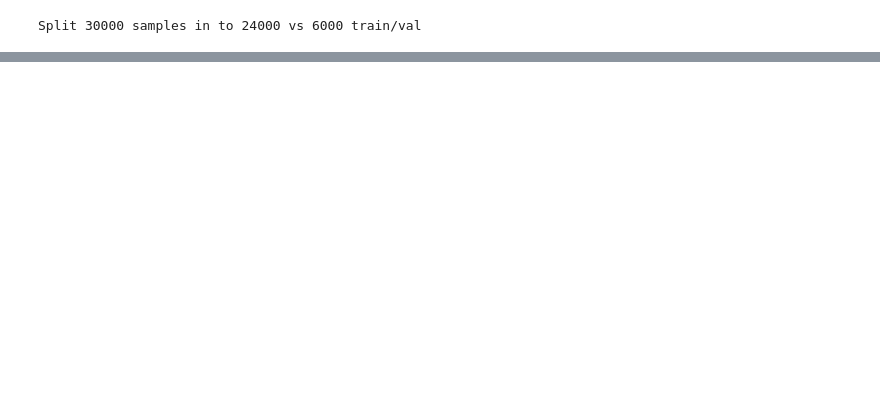
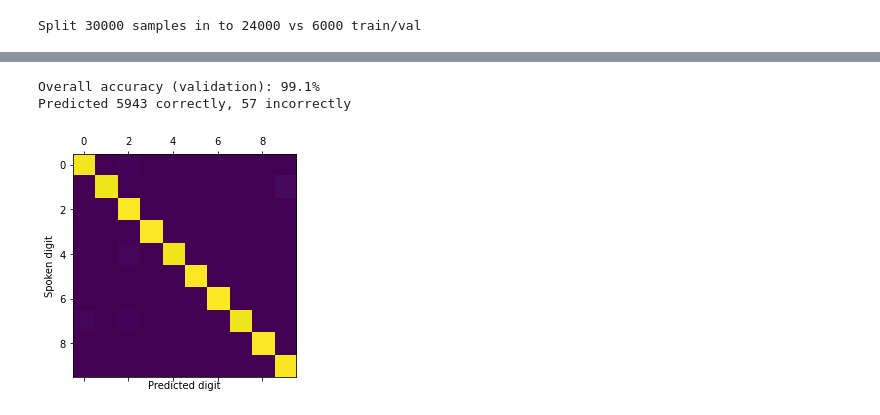
Before and after one commit to tarolangner/audio_deep_learning, a Jupyter notebook: digit_classification.ipynb, the cells around one changed output, grey strips where cells are left out. Cells and saved outputs as stored; diff of their text form; code cells hidden in the pictures; blank space fills up the shorter version.

```diff
--- a/digit_classification.ipynb
+++ b/digit_classification.ipynb
@@ -221,3 +199,16 @@ def plot_losses(losses_train, losses_val, losses_val_it):
+# %%
+def get_data_loader(paths_wav, labels, stft_param, B, do_shuffle, do_augment):
+  dataset = LabeledSpectrogramDataset(paths_wav, labels, stft_param, do_augment)
+  loader = torch.utils.data.DataLoader(dataset,
+                                    num_workers=1,
+                                    batch_size=B,
+                                    shuffle=do_shuffle,
+                                    pin_memory=True,
+                                    # use different random seeds for each worker
+                                    # courtesy of https://github.com/xingyizhou/CenterNet/issues/233
+                                    worker_init_fn = lambda id: np.random.seed(torch.initial_seed() // 2**32 + id) )
+
+  return loader
 # %%
 ### Get pre-trained ResNet50
 def initialize_network(class_count):
@@ -226,19 +217,6 @@ def initialize_network(class_count):
   net.fc = nn.Linear(net.fc.in_features, class_count)
 
   return net
-# %%
-def get_data_loader(img_paths, img_labels, do_shuffle):
-  dataset = DigitSpectrogramDataset(img_paths, img_labels)
-  loader = torch.utils.data.DataLoader(dataset,
-                                    num_workers=1,
-                                    batch_size=B,
-                                    shuffle=do_shuffle,
-                                    pin_memory=True,
-                                    # use different random seeds for each worker
-                                    # courtesy of https://github.com/xingyizhou/CenterNet/issues/233
-                                    worker_init_fn = lambda id: np.random.seed(torch.initial_seed() // 2**32 + id) )
-
-  return loader
 # %%
 ### Train network
 net = initialize_network(class_count = 10)
@@ -367,0 +343,6 @@ Predicted 5970 correctly, 30 incorrectly
+# %%
+evaluate(net, loader_val)
+# %% [output]
+Overall accuracy (validation): 99.1%
+Predicted 5943 correctly, 57 incorrectly
+[figure, added]
```
Also changed, not shown: parts of 14 cells of this notebook.
